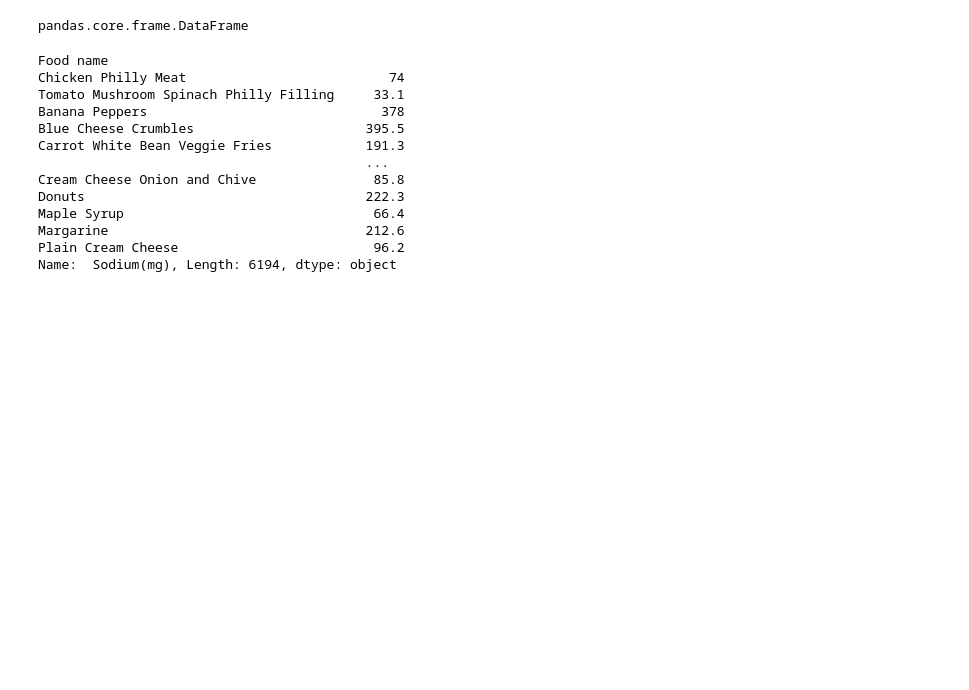
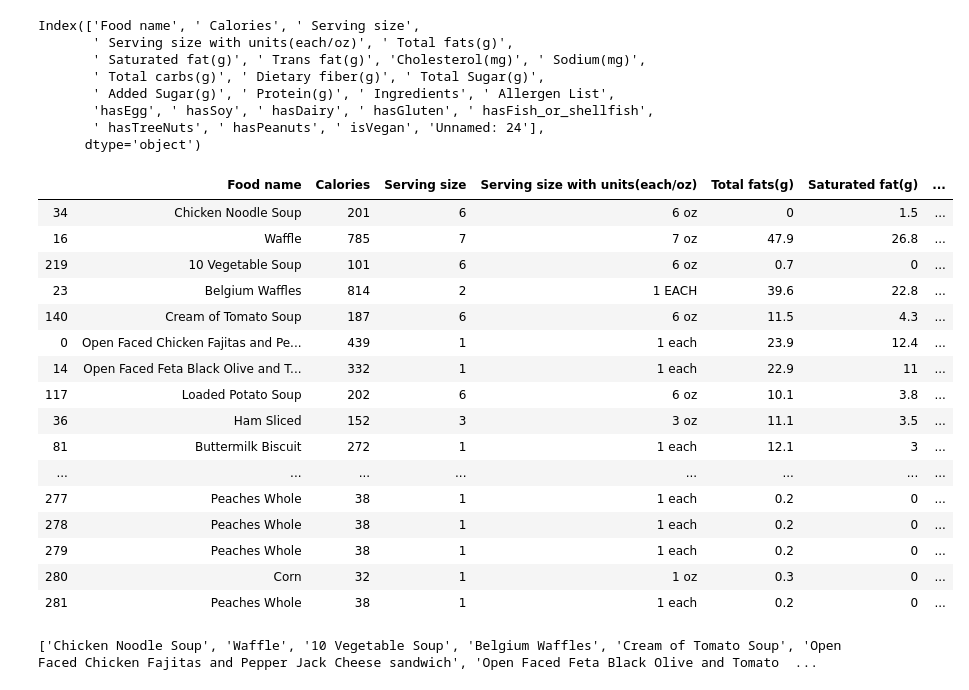
Before and after one commit to Suhas-Venkatesan/my-diner-food, a Jupyter notebook: Nutritional analysis of UMD Diner Food.ipynb, the cells around one changed output. Saved outputs shown, nothing was run; the diff lists cells and outputs as text; code cells hidden in the pictures; blank space fills up the shorter version.

Commit message:
Finished sodium content analysis

```diff
--- a/Nutritional analysis of UMD Diner Food.ipynb
+++ b/Nutritional analysis of UMD Diner Food.ipynb
@@ -27,20 +50,51 @@ data
-# %%
-type(data)
-# %% [output]
-pandas.core.frame.DataFrame
-# %%
-data[" Sodium(mg)"]
-# %% [output]
-Food name
-Chicken Philly Meat                          74
-Tomato Mushroom Spinach Philly Filling     33.1
-Banana Peppers                              378
-Blue Cheese Crumbles                      395.5
-Carrot White Bean Veggie Fries            191.3
-                                          ...
-Cream Cheese Onion and Chive               85.8
-Donuts                                    222.3
-Maple Syrup                                66.4
-Margarine                                 212.6
-Plain Cream Cheese                         96.2
-Name:  Sodium(mg), Length: 6194, dtype: object
+# %%
+indexNames = data[data['Food name'] == ' This product contains wine which has naturally occurring sulfites.' ].index
+indexNames2 = data[data[' Trans fat(g)'] == '- - - ' ].index
+data.drop(indexNames , inplace=True)
+data.drop(indexNames2 , inplace=True)
+# %%
+print(data.columns)
+data.loc[' Sodium(mg)'] = pd.to_numeric(data[' Sodium(mg)'],errors='coerce')
+data[' Sodium(mg)'] = data[' Sodium(mg)'].astype(float)
+data.dtypes
+#print(data.loc[data['Food name'] == 'Chicken Noodle Soup'])
+sodium_df = data.sort_values(by=[' Sodium(mg)'],ascending=False)
+sodium_df
+# %% [output]
+Index(['Food name', ' Calories', ' Serving size',
+       ' Serving size with units(each/oz)', ' Total fats(g)',
+       ' Saturated fat(g)', ' Trans fat(g)', 'Cholesterol(mg)', ' Sodium(mg)',
+       ' Total carbs(g)', ' Dietary fiber(g)', ' Total Sugar(g)',
+       ' Added Sugar(g)', ' Protein(g)', ' Ingredients', ' Allergen List',
+       'hasEgg', ' hasSoy', ' hasDairy', ' hasGluten', ' hasFish_or_shellfish',
+       ' hasTreeNuts', ' hasPeanuts', ' isVegan', 'Unnamed: 24'],
+      dtype='object')
+|  | Food name | Calories | Serving size | Serving size with units(each/oz) | Total fats(g) | Saturated fat(g) | ... |
+| 34 | Chicken Noodle Soup | 201 | 6 | 6 oz | 0 | 1.5 | ... |
+| 16 | Waffle | 785 | 7 | 7 oz | 47.9 | 26.8 | ... |
+| 219 | 10 Vegetable Soup | 101 | 6 | 6 oz | 0.7 | 0 | ... |
+| 23 | Belgium Waffles | 814 | 2 | 1 EACH | 39.6 | 22.8 | ... |
+| 140 | Cream of Tomato Soup | 187 | 6 | 6 oz | 11.5 | 4.3 | ... |
+| 0 | Open Faced Chicken Fajitas and Pe... | 439 | 1 | 1 each | 23.9 | 12.4 | ... |
+| 14 | Open Faced Feta Black Olive and T... | 332 | 1 | 1 each | 22.9 | 11 | ... |
+| 117 | Loaded Potato Soup | 202 | 6 | 6 oz | 10.1 | 3.8 | ... |
+| 36 | Ham Sliced | 152 | 3 | 3 oz | 11.1 | 3.5 | ... |
+| 81 | Buttermilk Biscuit | 272 | 1 | 1 each | 12.1 | 3 | ... |
+| ... | ... | ... | ... | ... | ... | ... | ... |
+| 277 | Peaches Whole | 38 | 1 | 1 each | 0.2 | 0 | ... |
+| 278 | Peaches Whole | 38 | 1 | 1 each | 0.2 | 0 | ... |
+| 279 | Peaches Whole | 38 | 1 | 1 each | 0.2 | 0 | ... |
+| 280 | Corn | 32 | 1 | 1 oz | 0.3 | 0 | ... |
+| 281 | Peaches Whole | 38 | 1 | 1 each | 0.2 | 0 | ... |
+# %%
+d1 = sodium_df.head(15)
+x = np.array([0,1,2,3,4,5,6, 7, 8, 9, 10, 11, 12, 13, 14])
+#d1.loc[' Calories'] = pd.to_numeric(d1[' Calories'],errors='coerce')
+#d1.loc[' Sodium(mg)'] = pd.to_numeric(d1[' Sodium(mg)'],errors='coerce')
+food_labels_list = []
+food_labels_df = d1['Food name']
+for index, value in food_labels_df.items():
+    food_labels_list.append(value)
+print(food_labels_list)
+# %% [output]
+['Chicken Noodle Soup', 'Waffle', '10 Vegetable Soup', 'Belgium Waffles', 'Cream of Tomato Soup', 'Open Faced Chicken Fajitas and Pepper Jack Cheese sandwich', 'Open Faced Feta Black Olive and Tomato  ...
```
Also changed, not shown: parts of 5 cells of this notebook, 1 other file.
